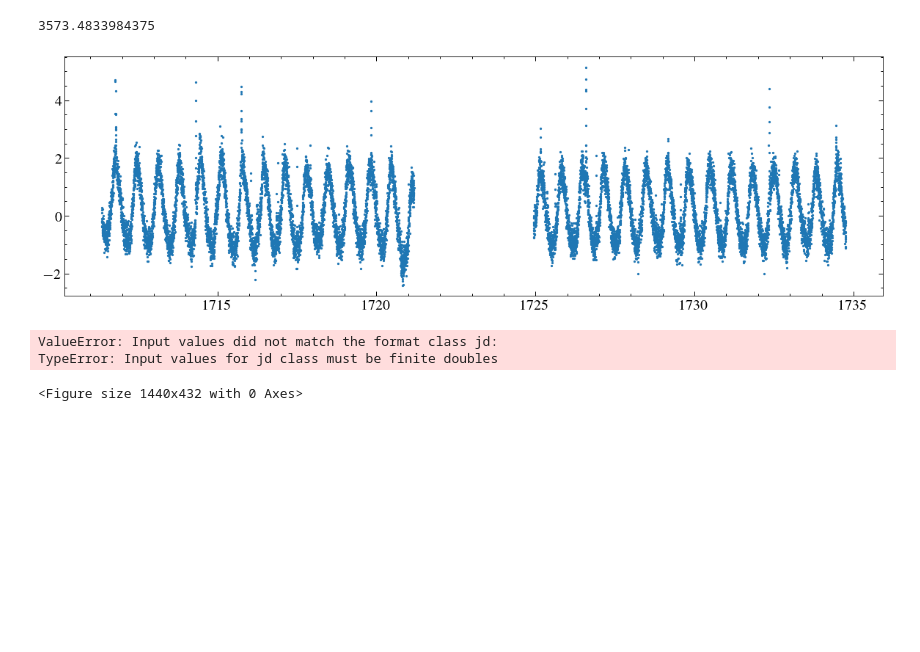
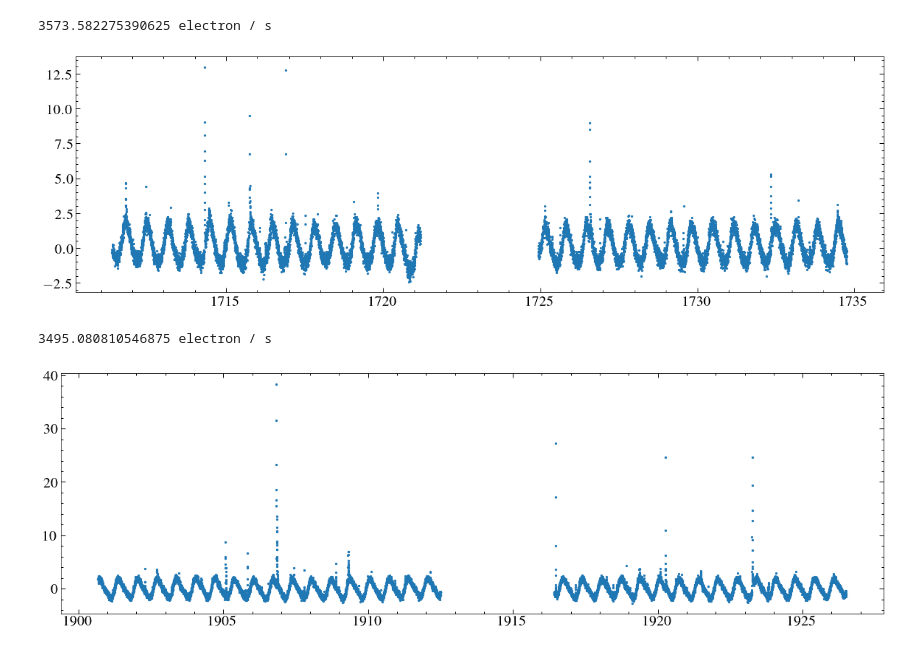
Before and after one commit to davidjwilson/pceb, a Jupyter notebook: eg_uma/eguma_tess.ipynb, the cells around one changed output. Cells and saved outputs as stored; diff of their text form; code cells hidden in the pictures; blank space fills up the shorter version.

```diff
--- a/eg_uma/eguma_tess.ipynb
+++ b/eg_uma/eguma_tess.ipynb
@@ -31,41 +31,41 @@ fitter = fitting.LevMarLSQFitter()
 
 for tessfits in eg_uma_fits:
     hdul = fits.open(tessfits)
     #data = fits.getdata(tessfits, 1)
     data = hdul[1].data
     hdr = hdul[0].header
  #   print(hdr['RA_OBJ'], hdr['DEC_OBJ'])
     hdul.close()
-    t, f, e, q = data['TIME'], data['PDCSAP_FLUX'], data['PDCSAP_FLUX_ERR'], data['QUALITY']
-    t, f, e = t[q==0], f[q==0], e[q==0]
+  #  t, f, e, q = data['TIME'], data['PDCSAP_FLUX'], data['PDCSAP_FLUX_ERR'], data['QUALITY']
+   # t, f, e = t[q==0], f[q==0], e[q==0]
+    lc = lk.read(tessfits)
   #  fit = np.polyval((np.polyfit(t,f,1)), t)
     #f = (f/fit)-1
     #e = (e/fit)-1
     #med = np.median(f)
     #print(med)
    # f = (f/med)-1
    # print(f)
    # e = (e/med)
     plt.figure(figsize=(20, 6))
-    lc = lk.LightCurve(time=t*u.d, flux=f, flux_err=e).remove_outliers(sigma=5)#.flatten(window_length=1001).remove_nans()
+#     lc = lk.LightCurve(time=t*u.d, flux=f, flux_err=e)#.remove_outliers(sigma=5)#.flatten(window_length=1001).remove_nans()
     lc = lc.remove_nans()
     med = np.median(lc.flux)
     print(med)
     lc.flux /= med
     lc.flux -= 1
     lc.flux  *= 100
     lc.flux_err *= 100
     plt.scatter(lc.time.value,lc.flux, s=5)
     #plt.axhline(med*100, c='C1')
     plt.show()
 
     #plt.subplot(131)
 # %% [output]
-3573.4833984375
+3573.582275390625 electron / s
-[figure, old version]
+[figure, new version]
-ValueError: Input values did not match the format class jd:
-TypeError: Input values for jd class must be finite doubles
+3495.080810546875 electron / s
-<Figure size 1440x432 with 0 Axes>
+[figure, added]
 # %%
 eg_uma_fits= ['/home/david/work/pceb/tess/MAST_2020-07-23T1832/TESS/tess2019226182529-s0015-0000000416538823-0151-s/tess2019226182529-s0015-0000000416538823-0151-s_lc.fits',
 '/home/david/work/pceb/tess/MAST_2020-07-23T1832/TESS/tess2020049080258-s0022-0000000416538823-0174-s/tess2020049080258-s0022-0000000416538823-0174-s_lc.fits']
```
Also changed, not shown: parts of 2 cells of this notebook, 38 other files.
